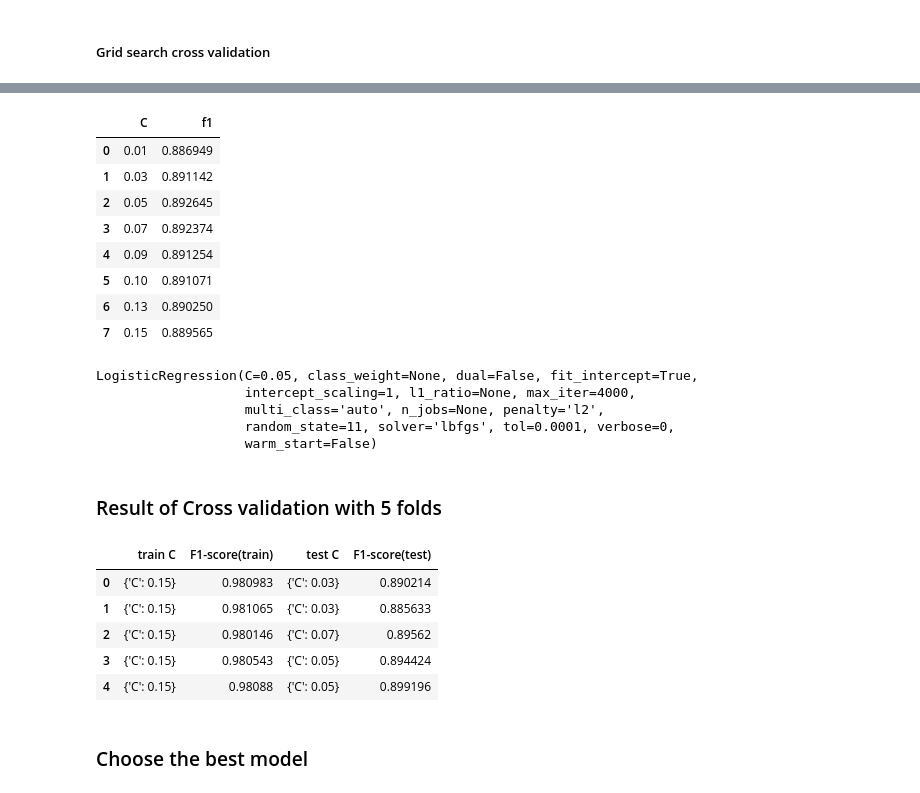
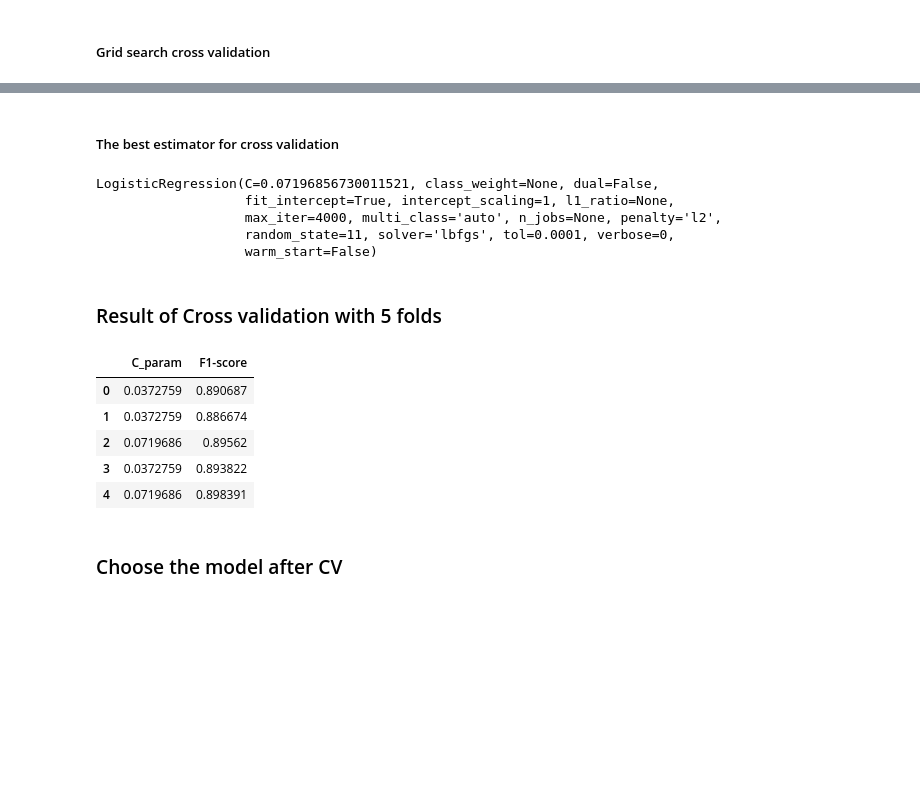
Before and after one commit to tatsianaDr/ml_training, a Jupyter notebook: baseLine2.ipynb, the cells around one changed output, grey strips where cells are left out. Saved outputs shown, nothing was run; the diff lists cells and outputs as text; code cells hidden in the pictures; blank space fills up the shorter version.

Commit message:
Updated after review

```diff
--- a/baseLine2.ipynb
+++ b/baseLine2.ipynb
@@ -116,3 +163,0 @@ X_test_features = count_vectorizer.transform(X_test)
-# %%
-logreg_model = LogisticRegression(random_state=11, max_iter=4000)
-logreg_model.fit(X_train_features, y_train)
@@ -172,11 +259,15 @@ sepal_acc_table
 ##### Grid search cross validation
 # %%
 hyperparams_log_reg = {
-    'C': [0.01,0.03,0.05,0.07,0.09,0.1, 0.13, 0.15],
+    'C': np.logspace(-2, 0, 8),
 }
 
-logreg_model_cross_valid=LogisticRegression(random_state=11, max_iter=4000)
-logreg_cv = GridSearchCV(logreg_model_cross_valid, hyperparams_log_reg, scoring ='f1', cv=5, return_train_score=True )
+logreg_model_cross_valid=LogisticRegression(random_state=RANDOM_STATE, max_iter=MAX_ITER)
+logreg_cv = GridSearchCV(logreg_model_cross_valid,
+                         hyperparams_log_reg, scoring =TARGET_METRIC,
+                         cv=NUMBER_K_FOLD,
+                         return_train_score=True )
+
 logreg_cv.fit(X_train_features, y_train)
 # %% [output]
 GridSearchCV(cv=5, error_score=nan,
@@ -201,44 +295,26 @@ logreg_cv.best_score_
-# %%
-logreg_cv.cv_results_
-pd.concat(
-    [pd.DataFrame(logreg_cv.cv_results_["params"]),
-     pd.DataFrame(logreg_cv.cv_results_["mean_test_score"],
-                  columns=["f1"])]
-    ,axis=1)
-# %% [output]
-|  | C | f1 |
-| 0 | 0.01 | 0.886949 |
-| 1 | 0.03 | 0.891142 |
-| 2 | 0.05 | 0.892645 |
-| 3 | 0.07 | 0.892374 |
-| 4 | 0.09 | 0.891254 |
-| 5 | 0.10 | 0.891071 |
-| 6 | 0.13 | 0.890250 |
-| 7 | 0.15 | 0.889565 |
-# %%
-tuned_baseline_model = logreg_cv.best_estimator_
-tuned_baseline_model
-# %% [output]
-LogisticRegression(C=0.05, class_weight=None, dual=False, fit_intercept=True,
-                   intercept_scaling=1, l1_ratio=None, max_iter=4000,
-                   multi_class='auto', n_jobs=None, penalty='l2',
-                   random_state=11, solver='lbfgs', tol=0.0001, verbose=0,
-                   warm_start=False)
+# %% [markdown]
+##### The best estimator for cross validation
+# %%
+logreg_cv.best_estimator_
+# %% [output]
+LogisticRegression(C=0.07196856730011521, class_weight=None, dual=False,
+                   fit_intercept=True, intercept_scaling=1, l1_ratio=None,
+                   max_iter=4000, multi_class='auto', n_jobs=None, penalty='l2',
+                   random_state=11, solver='lbfgs', tol=0.0001, verbose=0,
+                   warm_start=False)
 # %% [markdown]
 ### Result of Cross validation with 5 folds
 # %%
-result_cv = pd.DataFrame(columns = ['train C','F1-score(train)','test C', 'F1-score(test)'], index = range(0,5))
+
+result_cv = pd.DataFrame(columns = ['C_param', 'F1-score'], index = range(0,5))
 for splitN in range(5):
-    result_cv['F1-score(train)'][splitN] = logreg_cv.cv_results_['split'+str(splitN)+'_train_score'].max()
-    result_cv['F1-score(test)'][splitN] = logreg_cv.cv_results_['split'+str(splitN)+'_test_score'].max()
-    result_cv['train C'][splitN] = logreg_cv.cv_results_['params'][np.argmax(logreg_cv.cv_results_['split'+str(splitN)+'_train_score'])]
-    result_cv['test C'][splitN] = logreg_cv.cv_results_['params'][np.argmax(logreg_cv.cv_results_['split'+str(splitN)+'_test_score'])]
-
+    result_cv['F1-score'][splitN] = logreg_cv.cv_results_['split'+str(splitN)+'_test_score'].max()
+    result_cv['C_param'][splitN] = logreg_cv.cv_results_['params'][np.argmax(logreg_cv.cv_results_['split'+str(splitN)+'_test_score'])]["C"]
 result_cv
 # %% [output]
-|  | train C | F1-score(train) | test C | F1-score(test) |
-| 0 | {'C': 0.15} | 0.980983 | {'C': 0.03} | 0.890214 |
-| 1 | {'C': 0.15} | 0.981065 | {'C': 0.03} | 0.885633 |
-| 2 | {'C': 0.15} | 0.980146 | {'C': 0.07} | 0.89562 |
-| 3 | {'C': 0.15} | 0.980543 | {'C': 0.05} | 0.894424 |
-| 4 | {'C': 0.15} | 0.98088 | {'C': 0.05} | 0.899196 |
+|  | C_param | F1-score |
+| 0 | 0.0372759 | 0.890687 |
+| 1 | 0.0372759 | 0.886674 |
+| 2 | 0.0719686 | 0.89562 |
+| 3 | 0.0372759 | 0.893822 |
+| 4 | 0.0719686 | 0.898391 |
@@ -247,3 +321,3 @@ result_cv
 # %% [markdown]
-### Choose the best model
+### Choose the model after CV
 # %%
```
Also changed, not shown: parts of 34 cells of this notebook.
